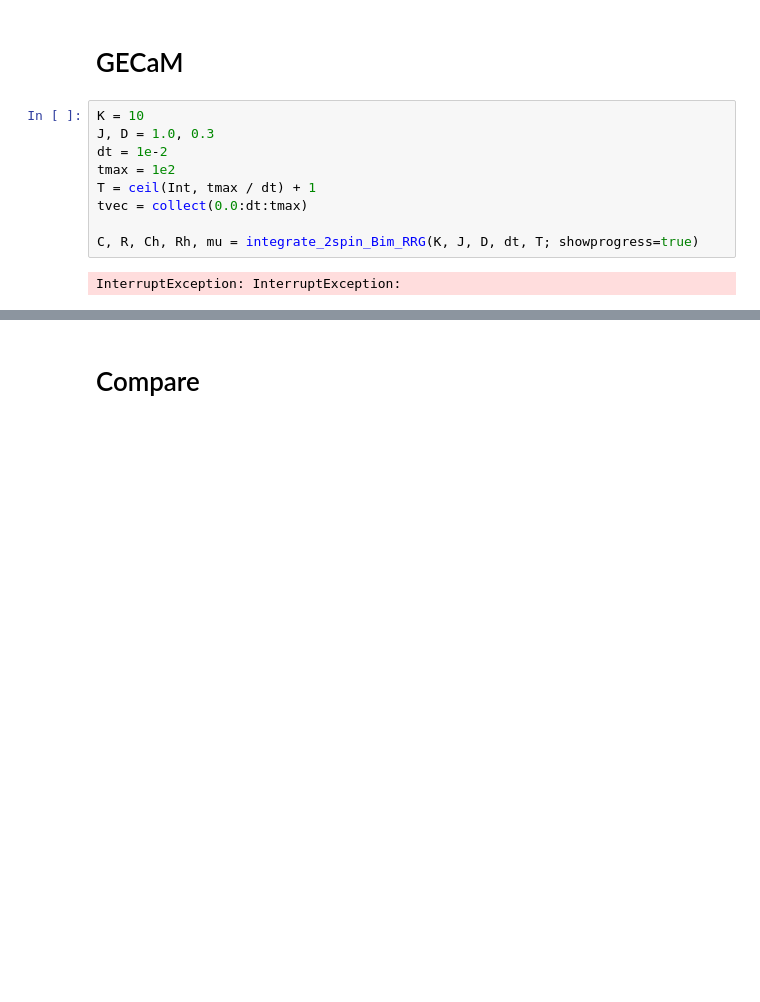
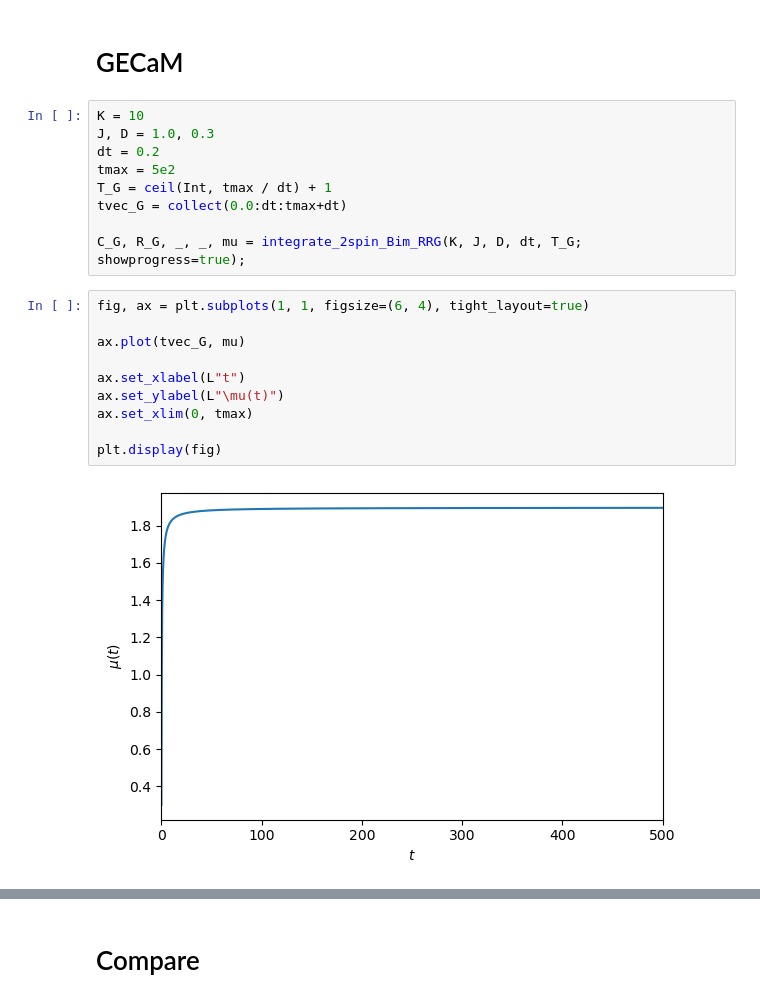
Before and after one commit to Mattiatarabolo/GaussianExpansionCavityMethod.jl, a Jupyter notebook: examples/2Spin/test.ipynb, the cells around one changed output, grey strips where cells are left out. Saved outputs shown, nothing was run; the diff lists cells and outputs as text; blank space fills up the shorter version.

```diff
--- a/examples/2Spin/test.ipynb
+++ b/examples/2Spin/test.ipynb
@@ -103,12 +152,22 @@ plt.display(fig)
 # %%
 K = 10
 J, D = 1.0, 0.3
-dt = 1e-2
-tmax = 1e2
-T = ceil(Int, tmax / dt) + 1
-tvec = collect(0.0:dt:tmax)
+dt = 0.2
+tmax = 5e2
+T_G = ceil(Int, tmax / dt) + 1
+tvec_G = collect(0.0:dt:tmax+dt)
 
-C, R, Ch, Rh, mu = integrate_2spin_Bim_RRG(K, J, D, dt, T; showprogress=true)
+C_G, R_G, _, _, mu = integrate_2spin_Bim_RRG(K, J, D, dt, T_G; showprogress=true);
-# %% [output]
-InterruptException: InterruptException:
+# %%
+fig, ax = plt.subplots(1, 1, figsize=(6, 4), tight_layout=true)
+
+ax.plot(tvec_G, mu)
+
+ax.set_xlabel(L"t")
+ax.set_ylabel(L"\mu(t)")
+ax.set_xlim(0, tmax)
+
+plt.display(fig)
+# %% [output]
+[figure, added]
 # %%
```
Also changed, not shown: parts of 12 cells of this notebook, 4 other files.
